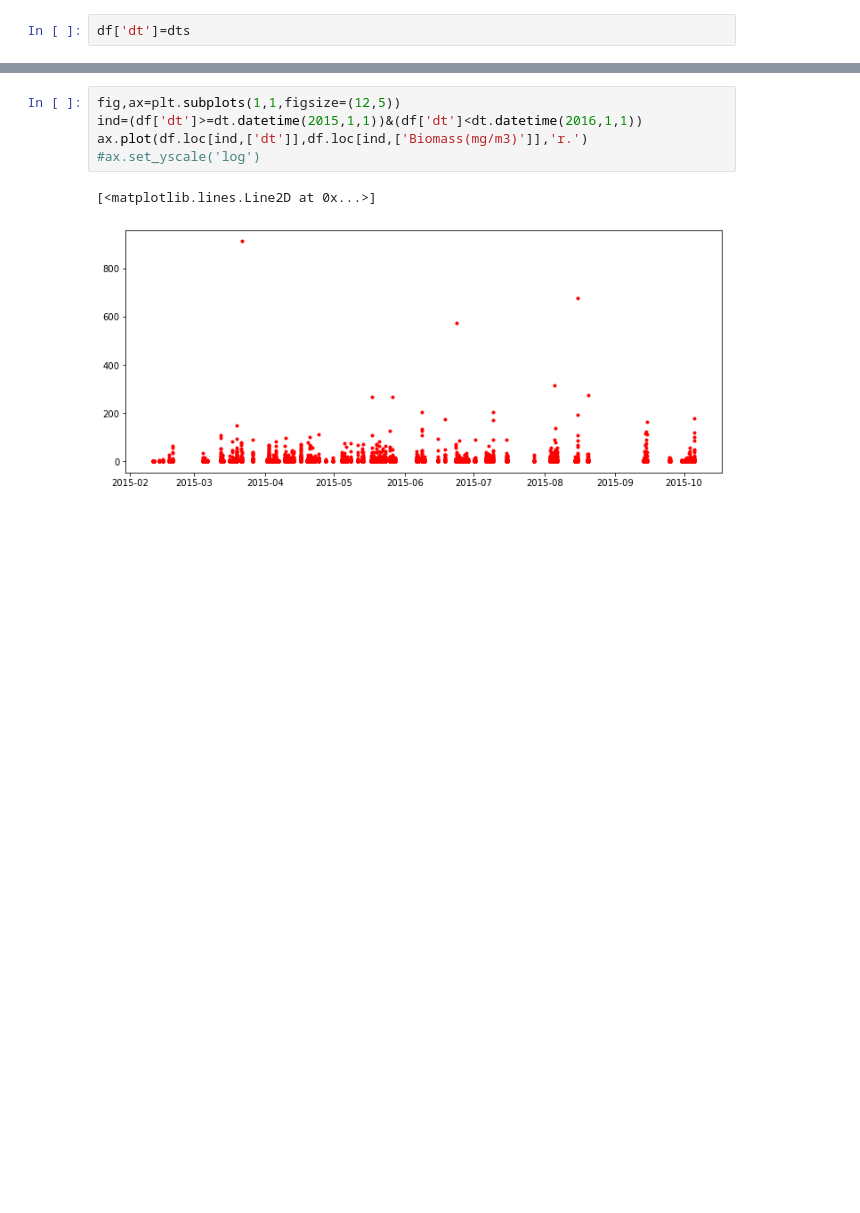
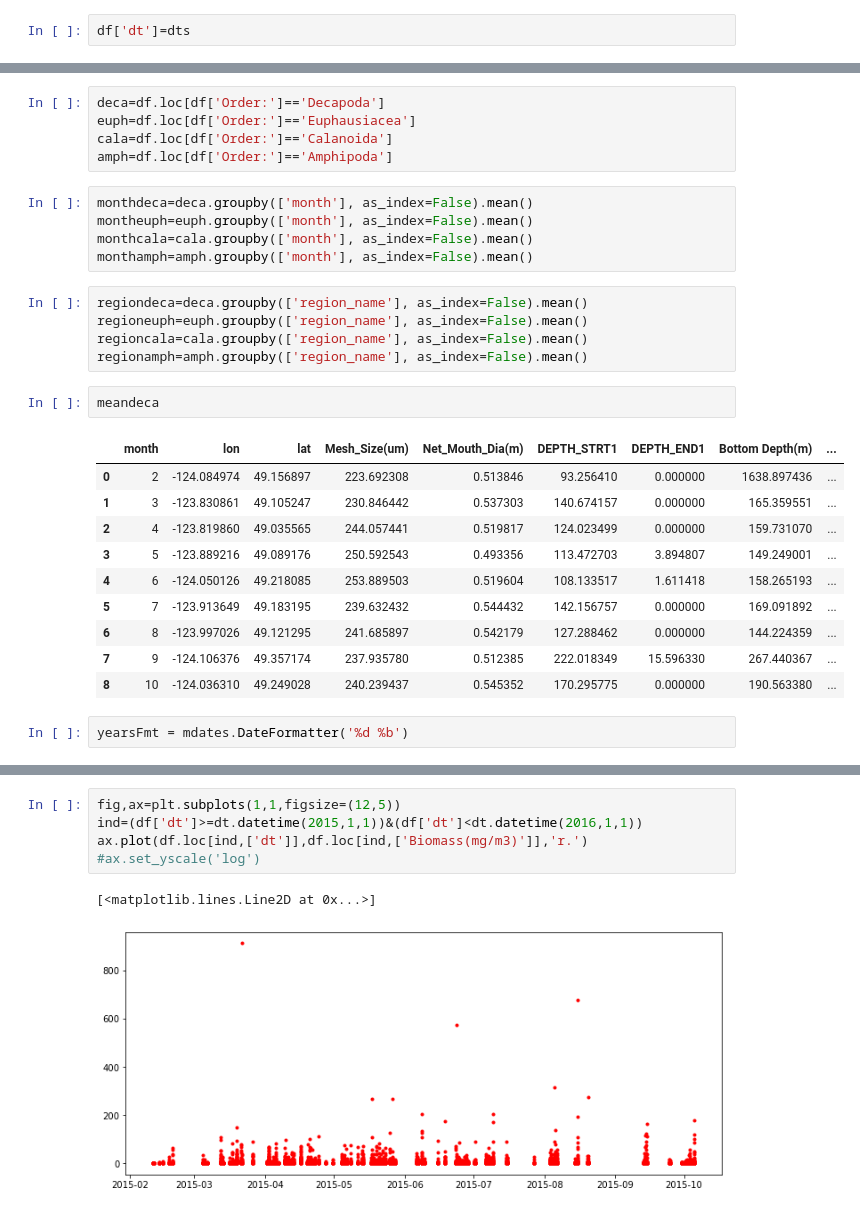
Before and after one commit to SalishSeaCast/analysis-karyn, a Jupyter notebook: notebooks/plotExamples/LoadZoop.ipynb, the cells around one changed output, grey strips where cells are left out. Cells and saved outputs as stored; diff of their text form; blank space fills up the shorter version.

```diff
--- a/notebooks/plotExamples/LoadZoop.ipynb
+++ b/notebooks/plotExamples/LoadZoop.ipynb
@@ -100,0 +181,30 @@ df['dt']=[dt.datetime.strptime(aa+' '+bb,'%-m/%-d/%Y %-H:%-M') for aa, bb in]
+# %%
+deca=df.loc[df['Order:']=='Decapoda']
+euph=df.loc[df['Order:']=='Euphausiacea']
+cala=df.loc[df['Order:']=='Calanoida']
+amph=df.loc[df['Order:']=='Amphipoda']
+# %%
+monthdeca=deca.groupby(['month'], as_index=False).mean()
+montheuph=euph.groupby(['month'], as_index=False).mean()
+monthcala=cala.groupby(['month'], as_index=False).mean()
+monthamph=amph.groupby(['month'], as_index=False).mean()
+# %%
+regiondeca=deca.groupby(['region_name'], as_index=False).mean()
+regioneuph=euph.groupby(['region_name'], as_index=False).mean()
+regioncala=cala.groupby(['region_name'], as_index=False).mean()
+regionamph=amph.groupby(['region_name'], as_index=False).mean()
+# %%
+meandeca
+# %% [output]
+|  | month | lon | lat | Mesh_Size(um) | Net_Mouth_Dia(m) | DEPTH_STRT1 | DEPTH_END1 | Bottom Depth(m) | ... |
+| 0 | 2 | -124.084974 | 49.156897 | 223.692308 | 0.513846 | 93.256410 | 0.000000 | 1638.897436 | ... |
+| 1 | 3 | -123.830861 | 49.105247 | 230.846442 | 0.537303 | 140.674157 | 0.000000 | 165.359551 | ... |
+| 2 | 4 | -123.819860 | 49.035565 | 244.057441 | 0.519817 | 124.023499 | 0.000000 | 159.731070 | ... |
+| 3 | 5 | -123.889216 | 49.089176 | 250.592543 | 0.493356 | 113.472703 | 3.894807 | 149.249001 | ... |
+| 4 | 6 | -124.050126 | 49.218085 | 253.889503 | 0.519604 | 108.133517 | 1.611418 | 158.265193 | ... |
+| 5 | 7 | -123.913649 | 49.183195 | 239.632432 | 0.544432 | 142.156757 | 0.000000 | 169.091892 | ... |
+| 6 | 8 | -123.997026 | 49.121295 | 241.685897 | 0.542179 | 127.288462 | 0.000000 | 144.224359 | ... |
+| 7 | 9 | -124.106376 | 49.357174 | 237.935780 | 0.512385 | 222.018349 | 15.596330 | 267.440367 | ... |
+| 8 | 10 | -124.036310 | 49.249028 | 240.239437 | 0.545352 | 170.295775 | 0.000000 | 190.563380 | ... |
+# %%
+yearsFmt = mdates.DateFormatter('%d %b')
```
Also changed, not shown: parts of 14 cells of this notebook.
